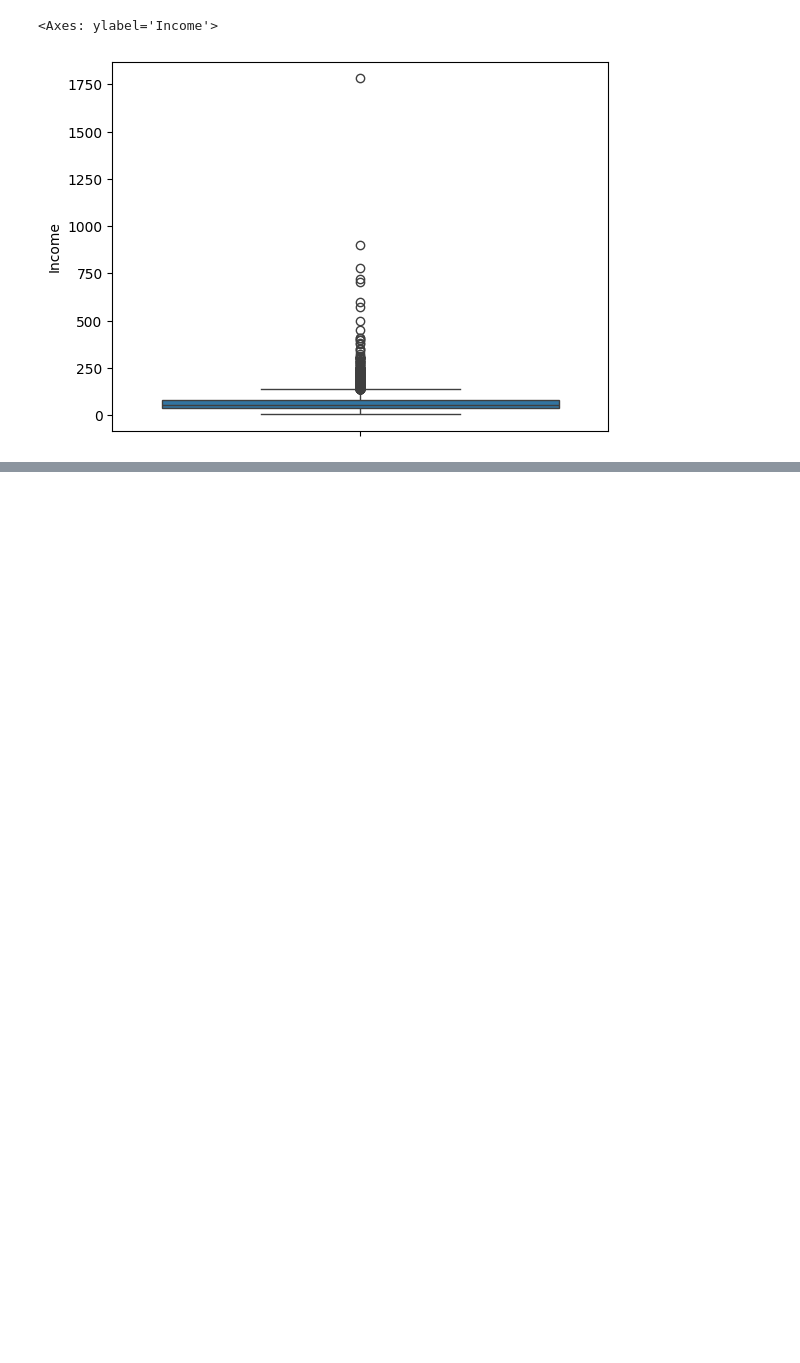
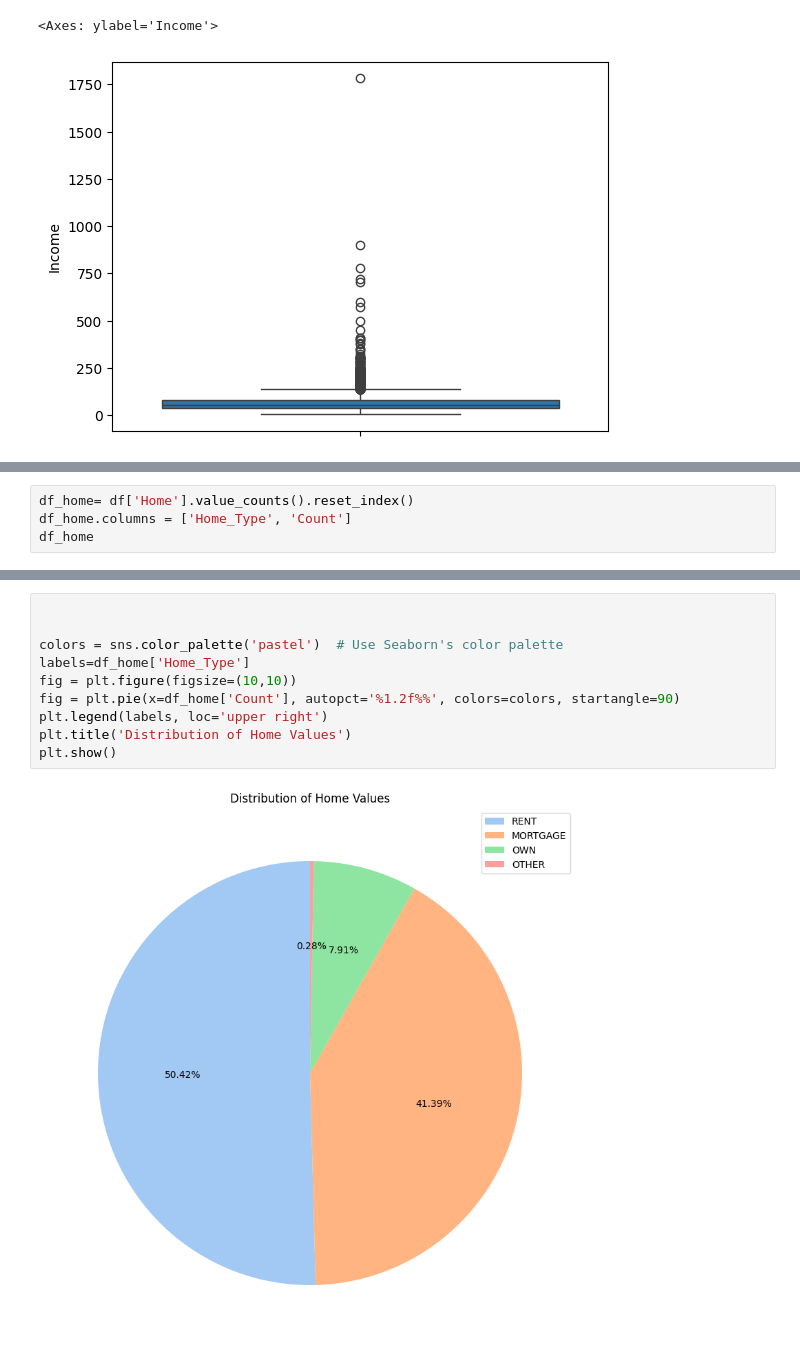
Before and after one commit to mulingwa/Loan_Risk_Prediction_Challenge_DATAMONDAYVIEWS, a Jupyter notebook: notebooks/Analysis.ipynb, the cells around one changed output, grey strips where cells are left out. Drawn from its saved outputs; the diff is of its cells as text; blank space fills up the shorter version.

```diff
--- a/notebooks/Analysis.ipynb
+++ b/notebooks/Analysis.ipynb
@@ -187,0 +196,4 @@ sns.boxplot(data=df, y='Income')
+# %%
+df_home= df['Home'].value_counts().reset_index()
+df_home.columns = ['Home_Type', 'Count']
+df_home
@@ -187,0 +206,12 @@ sns.boxplot(data=df, y='Income')
+# %%
+
+
+colors = sns.color_palette('pastel')  # Use Seaborn's color palette
+labels=df_home['Home_Type']
+fig = plt.figure(figsize=(10,10))
+fig = plt.pie(x=df_home['Count'], autopct='%1.2f%%', colors=colors, startangle=90)
+plt.legend(labels, loc='upper right')
+plt.title('Distribution of Home Values')
+plt.show()
+# %% [output]
+[figure, added]
```
Also changed, not shown: parts of 4 cells of this notebook.
